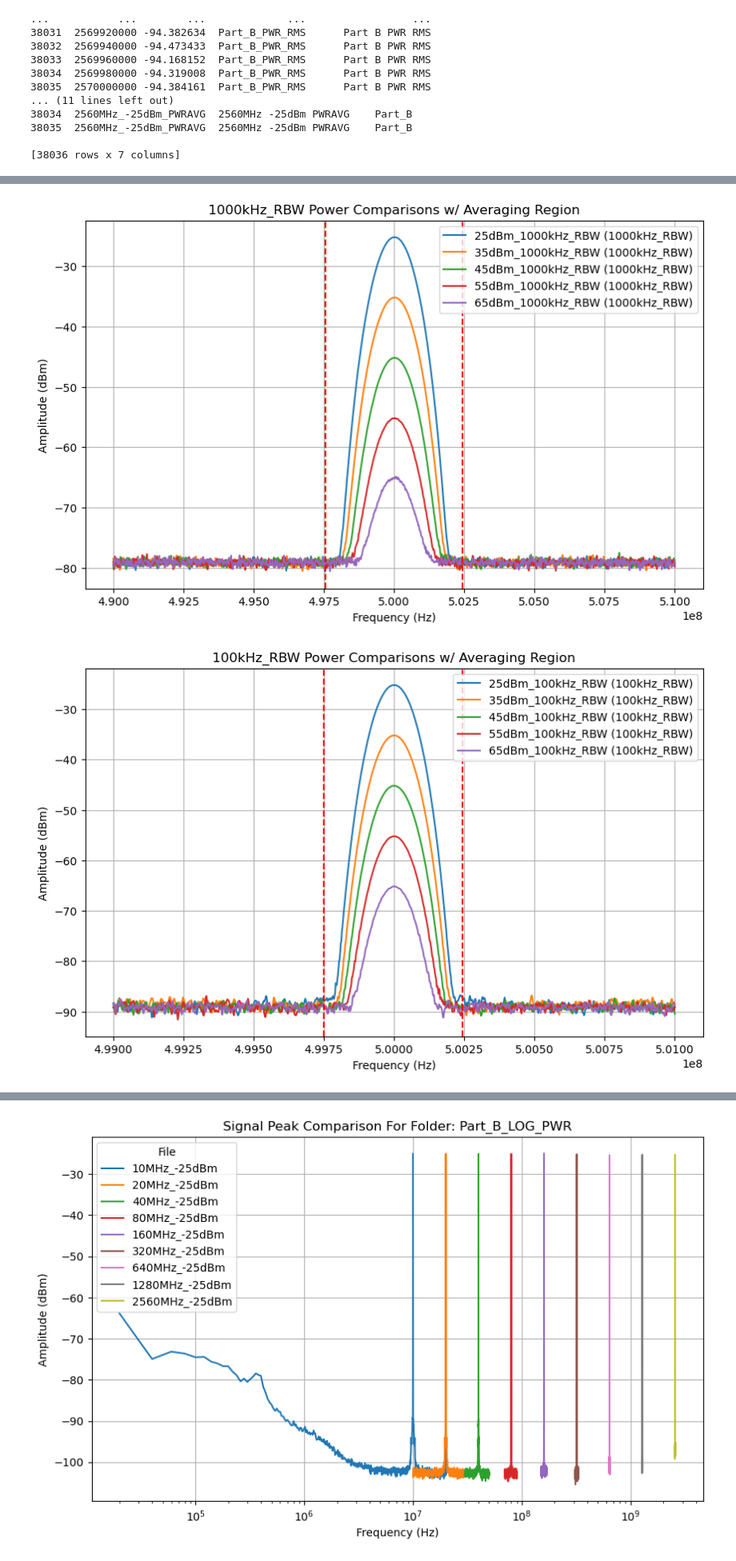
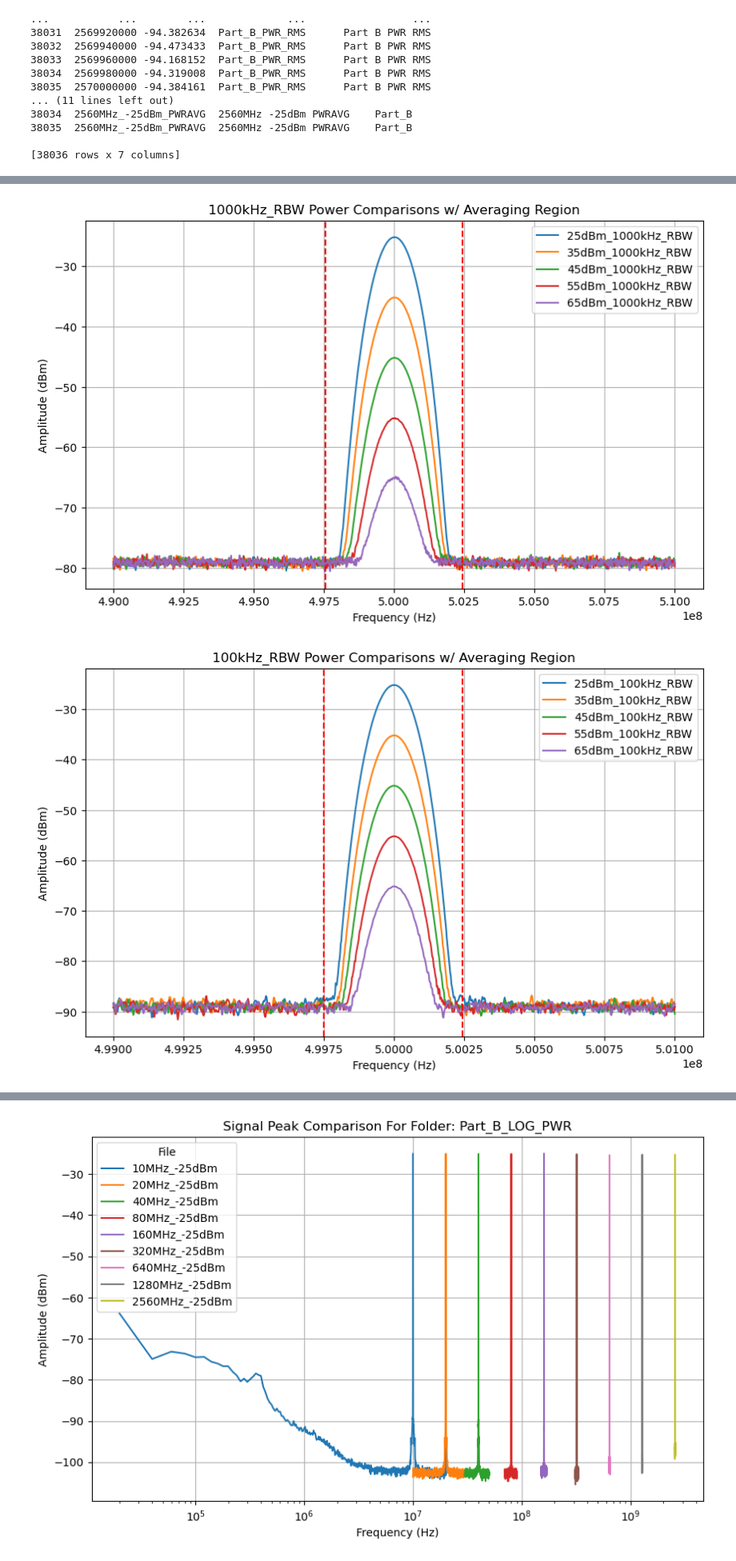
Before and after one commit to MazinDan/RF_Lab, a Jupyter notebook: Lab5_RF_Notebook.ipynb, the cells around one changed output, grey strips where cells are left out. Shown at 80% size. Cells and saved outputs as stored; diff of their text form; code cells hidden in the pictures.

```diff
--- a/Lab5_RF_Notebook.ipynb
+++ b/Lab5_RF_Notebook.ipynb
@@ -92,7 +92,7 @@ for folder_name, folder_df in part_a_df.groupby('source_folder'):
         # Plot each unique file within the stem group on the same figure
         for file_name in sorted_files:
             file_df = stem_files[stem_files['source_file'] == file_name]
-            plt.plot(file_df['Frequency'], file_df['Amplitude'], label=f"{file_name} ({stem})")
+            plt.plot(file_df['Frequency'], file_df['Amplitude'], label=f"{file_name}")
 
         # Set the x-axis to display a controlled number of ticks
         plt.xlabel('Frequency (Hz)')
@@ -126,33 +126,33 @@ for folder_name, folder_df in part_a_df.groupby('source_folder'):
     unique_stems = folder_df['source_file'].apply(lambda x: re.search(r'(\d+kHz_RBW)', x))
     unique_stems = unique_stems.dropna().apply(lambda x: x.group(0)).unique()
 
     for stem in unique_stems:
         plt.figure(figsize=(10, 6))
 
         stem_files = folder_df[folder_df['source_file'].str.contains(str(stem))]
 
         # Get unique file names within this stem group and sort them
         unique_files = stem_files['source_file'].unique()
         sorted_files = sorted(unique_files, key=extract_numeric)
 
         # Plot each unique file within the stem group on the same figure
         for file_name in sorted_files:
             file_df = stem_files[stem_files['source_file'] == file_name]
-            plt.plot(file_df['Frequency'], file_df['Amplitude'], label=f"{file_name} ({stem})")
+            plt.plot(file_df['Frequency'], file_df['Amplitude'], label=f"{file_name}")
 
         # Draw red vertical lines indicating the clipping boundaries
         if stem in frequency_clipping_ranges:
             freq_min, freq_max = frequency_clipping_ranges[stem]
             plt.axvline(x=freq_min, color='red', linestyle='--', label='_nolegend_')
             plt.axvline(x=freq_max, color='red', linestyle='--', label='_nolegend_')
 
         # Set the x-axis to display a controlled number of ticks
         plt.xlabel('Frequency (Hz)')
         plt.ylabel('Amplitude (dBm)')
         plt.title(f'{stem} Power Comparisons w/ Averaging Region')
         plt.legend()
         plt.grid(True)
         plt.show()
 # %% [output]
-[figure, old version]
+[figure, new version]
-[figure, old version]
+[figure, new version]
```
Also changed, not shown: parts of 3 cells of this notebook.
